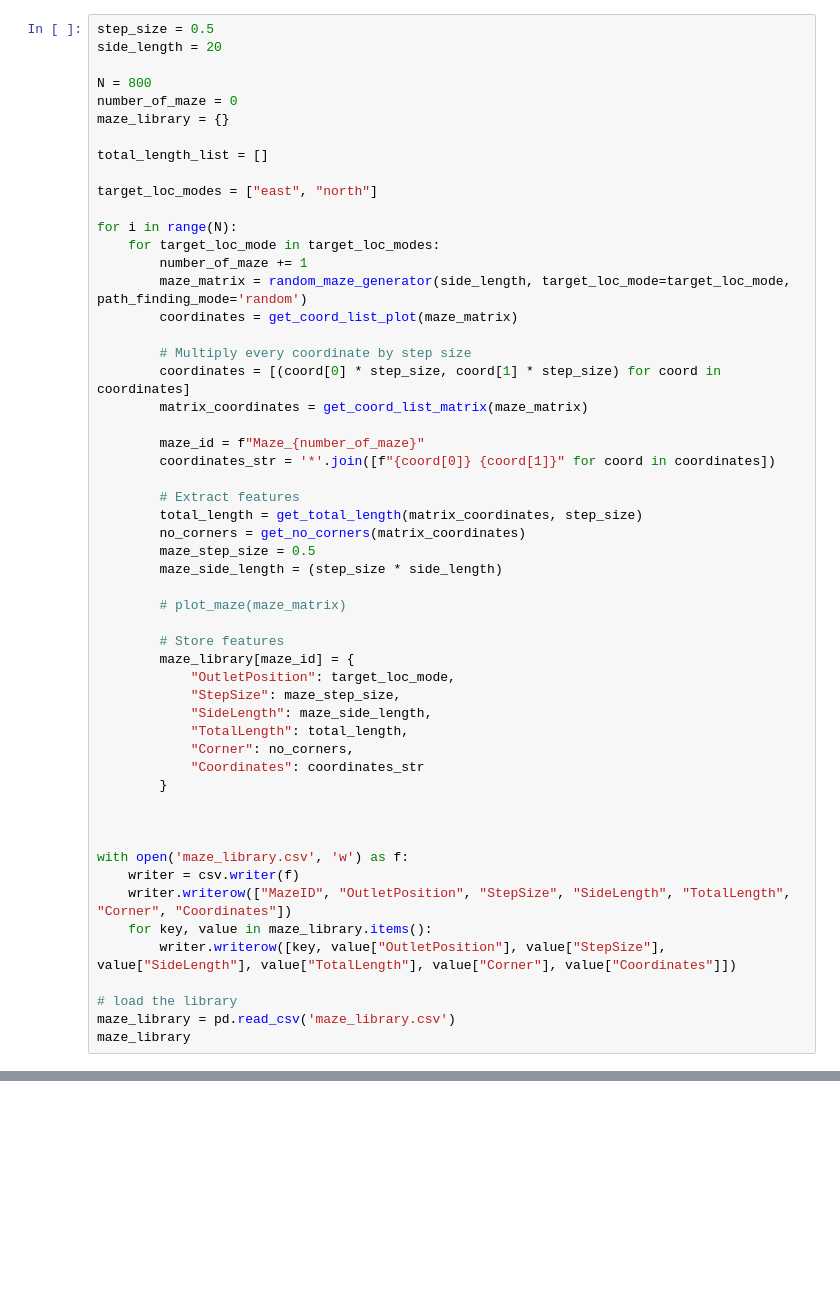
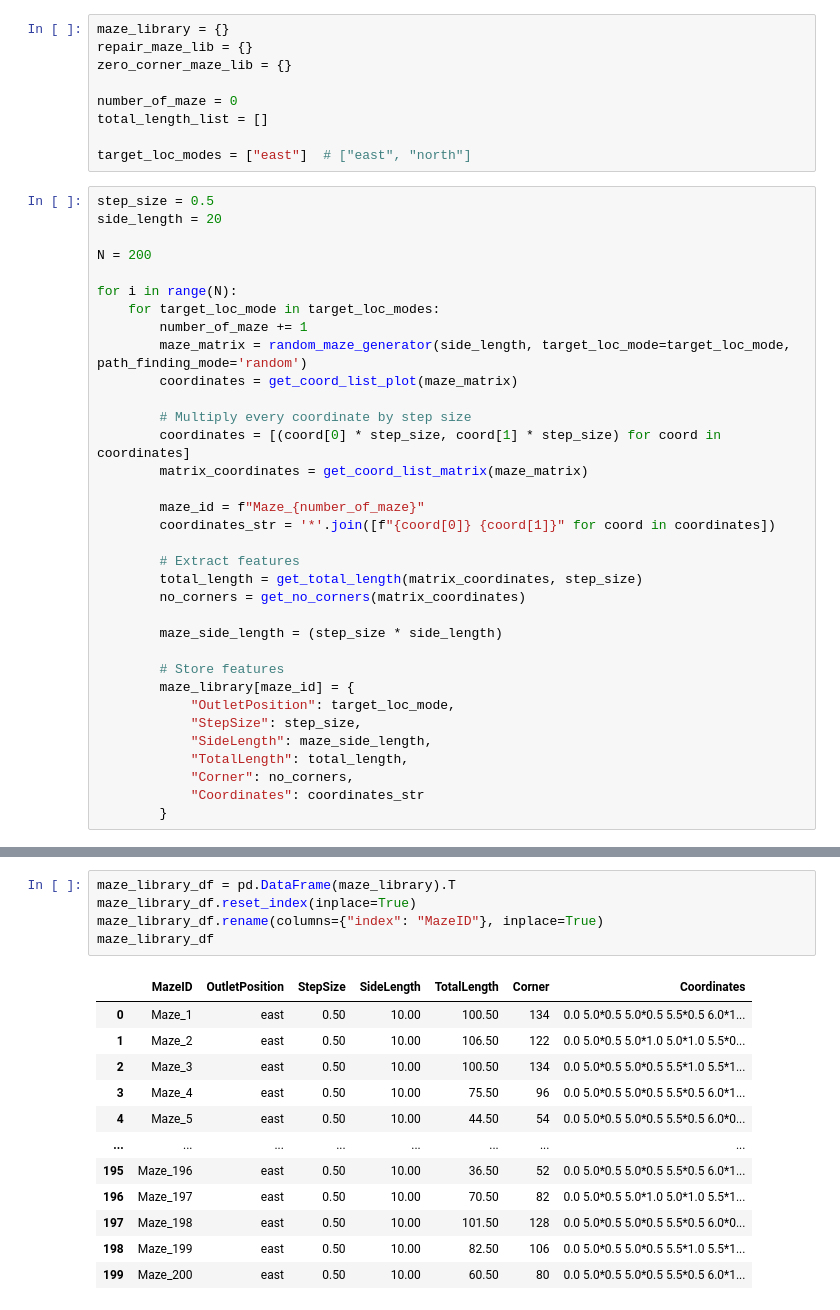
Before and after one commit to boraaktas/Microfluidics-Resistance-ML, a Jupyter notebook: jupyter/random_maze_library_generation.ipynb, the cells around one changed output, grey strips where cells are left out. Drawn from its saved outputs; the diff is of its cells as text; blank space fills up the shorter version.

```diff
--- a/jupyter/random_maze_library_generation.ipynb
+++ b/jupyter/random_maze_library_generation.ipynb
@@ -50,14 +6,17 @@ def repair_maze(deleted_maze: np.ndarray,
+# %%
+maze_library = {}
+repair_maze_lib = {}
+zero_corner_maze_lib = {}
+
+number_of_maze = 0
+total_length_list = []
+
+target_loc_modes = ["east"]  # ["east", "north"]
 # %%
 step_size = 0.5
 side_length = 20
 
-N = 800
-number_of_maze = 0
-maze_library = {}
-
-total_length_list = []
-
-target_loc_modes = ["east", "north"]
+N = 200
 
 for i in range(N):
     for target_loc_mode in target_loc_modes:
@@ -75,30 +34,16 @@ for i in range(N):
         # Extract features
         total_length = get_total_length(matrix_coordinates, step_size)
         no_corners = get_no_corners(matrix_coordinates)
-        maze_step_size = 0.5
+
         maze_side_length = (step_size * side_length)
-
-        # plot_maze(maze_matrix)
 
         # Store features
         maze_library[maze_id] = {
             "OutletPosition": target_loc_mode,
-            "StepSize": maze_step_size,
+            "StepSize": step_size,
             "SideLength": maze_side_length,
             "TotalLength": total_length,
             "Corner": no_corners,
             "Coordinates": coordinates_str
         }
-
-
-
-with open('maze_library.csv', 'w') as f:
-    writer = csv.writer(f)
-    writer.writerow(["MazeID", "OutletPosition", "StepSize", "SideLength", "TotalLength", "Corner", "Coordinates"])
-    for key, value in maze_library.items():
-        writer.writerow([key, value["OutletPosition"], value["StepSize"], value["SideLength"], value["TotalLength"], value["Corner"], value["Coordinates"]])
-
-# load the library
-maze_library = pd.read_csv('maze_library.csv')
-maze_library
 # %%
@@ -180,0 +104,18 @@ repaired_maze_library
+# %%
+maze_library_df = pd.DataFrame(maze_library).T
+maze_library_df.reset_index(inplace=True)
+maze_library_df.rename(columns={"index": "MazeID"}, inplace=True)
+maze_library_df
+# %% [output]
+|  | MazeID | OutletPosition | StepSize | SideLength | TotalLength | Corner | Coordinates |
+| 0 | Maze_1 | east | 0.50 | 10.00 | 100.50 | 134 | 0.0 5.0*0.5 5.0*0.5 5.5*0.5 6.0*1... |
+| 1 | Maze_2 | east | 0.50 | 10.00 | 106.50 | 122 | 0.0 5.0*0.5 5.0*1.0 5.0*1.0 5.5*0... |
+| 2 | Maze_3 | east | 0.50 | 10.00 | 100.50 | 134 | 0.0 5.0*0.5 5.0*0.5 5.5*1.0 5.5*1... |
+| 3 | Maze_4 | east | 0.50 | 10.00 | 75.50 | 96 | 0.0 5.0*0.5 5.0*0.5 5.5*0.5 6.0*1... |
+| 4 | Maze_5 | east | 0.50 | 10.00 | 44.50 | 54 | 0.0 5.0*0.5 5.0*0.5 5.5*0.5 6.0*0... |
+| ... | ... | ... | ... | ... | ... | ... | ... |
+| 195 | Maze_196 | east | 0.50 | 10.00 | 36.50 | 52 | 0.0 5.0*0.5 5.0*0.5 5.5*0.5 6.0*1... |
+| 196 | Maze_197 | east | 0.50 | 10.00 | 70.50 | 82 | 0.0 5.0*0.5 5.0*1.0 5.0*1.0 5.5*1... |
+| 197 | Maze_198 | east | 0.50 | 10.00 | 101.50 | 128 | 0.0 5.0*0.5 5.0*0.5 5.5*0.5 6.0*0... |
+| 198 | Maze_199 | east | 0.50 | 10.00 | 82.50 | 106 | 0.0 5.0*0.5 5.0*0.5 5.5*1.0 5.5*1... |
+| 199 | Maze_200 | east | 0.50 | 10.00 | 60.50 | 80 | 0.0 5.0*0.5 5.0*0.5 5.5*0.5 6.0*1... |
```
Also changed, not shown: parts of 14 cells of this notebook.
